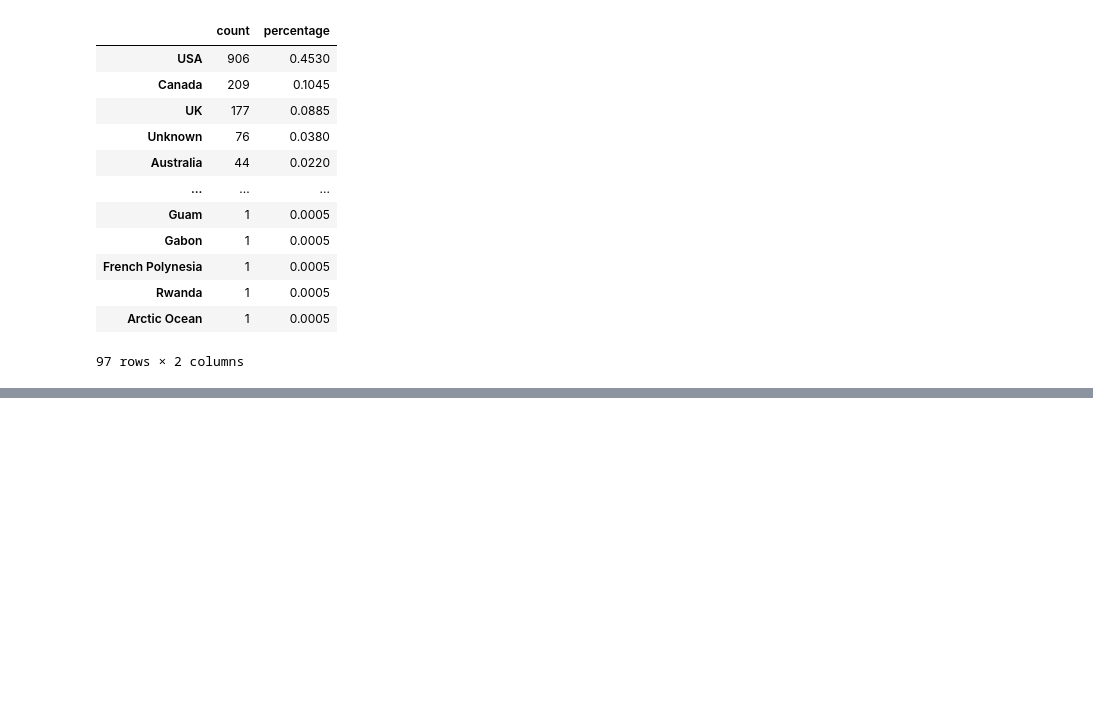
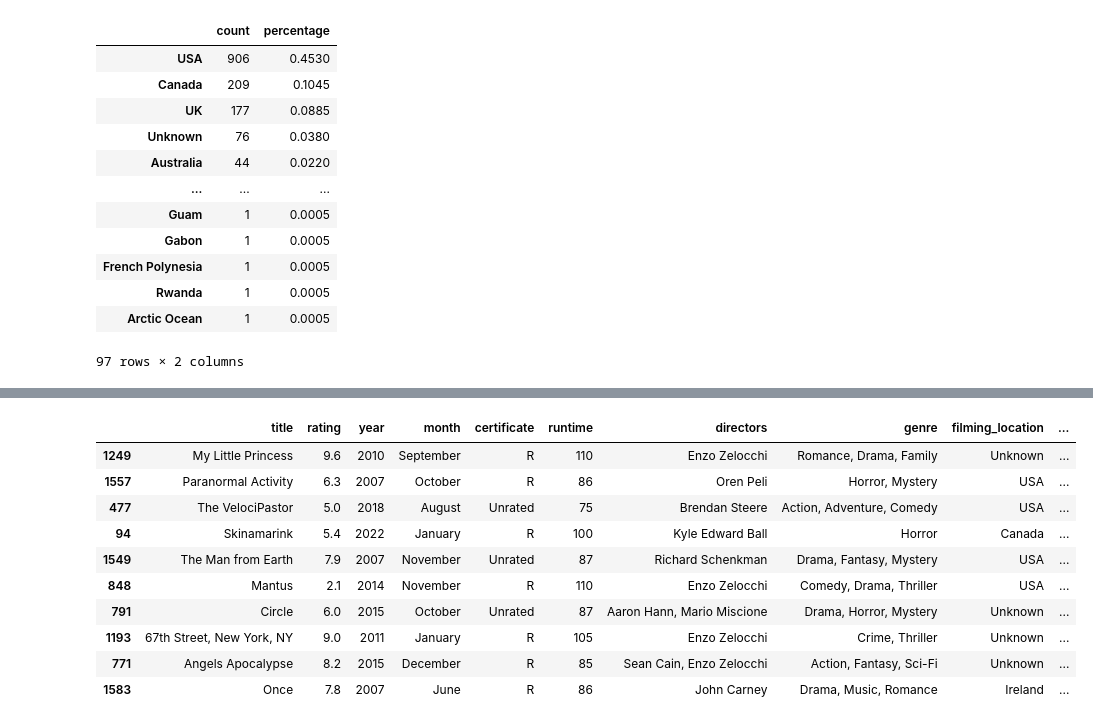
Before and after one commit to MatBrands/ADA-Exploratory_Data_Analysis, a Jupyter notebook: notebooks/edas/matheus.ipynb, the cells around one changed output, grey strips where cells are left out. Cells and saved outputs as stored; diff of their text form; code cells hidden in the pictures; blank space fills up the shorter version.

```diff
--- a/notebooks/edas/matheus.ipynb
+++ b/notebooks/edas/matheus.ipynb
@@ -154,0 +226,14 @@ pd.DataFrame(zip(
+# %%
+df_budget.sort_values('proportional_profit', ascending=False).head(10)
+# %% [output]
+|  | title | rating | year | month | certificate | runtime | directors | genre | filming_location | ... |
+| 1249 | My Little Princess | 9.6 | 2010 | September | R | 110 | Enzo Zelocchi | Romance, Drama, Family | Unknown | ... |
+| 1557 | Paranormal Activity | 6.3 | 2007 | October | R | 86 | Oren Peli | Horror, Mystery | USA | ... |
+| 477 | The VelociPastor | 5.0 | 2018 | August | Unrated | 75 | Brendan Steere | Action, Adventure, Comedy | USA | ... |
+| 94 | Skinamarink | 5.4 | 2022 | January | R | 100 | Kyle Edward Ball | Horror | Canada | ... |
+| 1549 | The Man from Earth | 7.9 | 2007 | November | Unrated | 87 | Richard Schenkman | Drama, Fantasy, Mystery | USA | ... |
+| 848 | Mantus | 2.1 | 2014 | November | R | 110 | Enzo Zelocchi | Comedy, Drama, Thriller | USA | ... |
+| 791 | Circle | 6.0 | 2015 | October | Unrated | 87 | Aaron Hann, Mario Miscione | Drama, Horror, Mystery | Unknown | ... |
+| 1193 | 67th Street, New York, NY | 9.0 | 2011 | January | R | 105 | Enzo Zelocchi | Crime, Thriller | Unknown | ... |
+| 771 | Angels Apocalypse | 8.2 | 2015 | December | R | 85 | Sean Cain, Enzo Zelocchi | Action, Fantasy, Sci-Fi | Unknown | ... |
+| 1583 | Once | 7.8 | 2007 | June | R | 86 | John Carney | Drama, Music, Romance | Ireland | ... |
```
Also changed, not shown: parts of 13 cells of this notebook.
